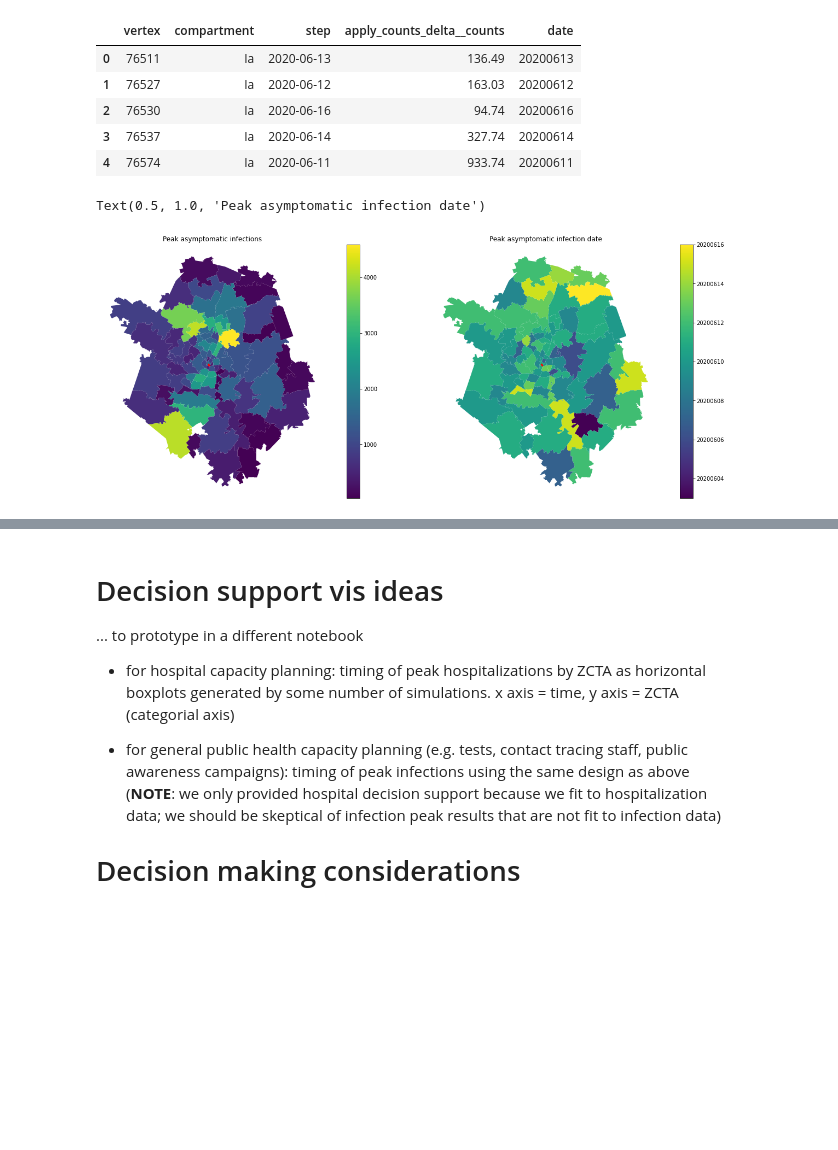
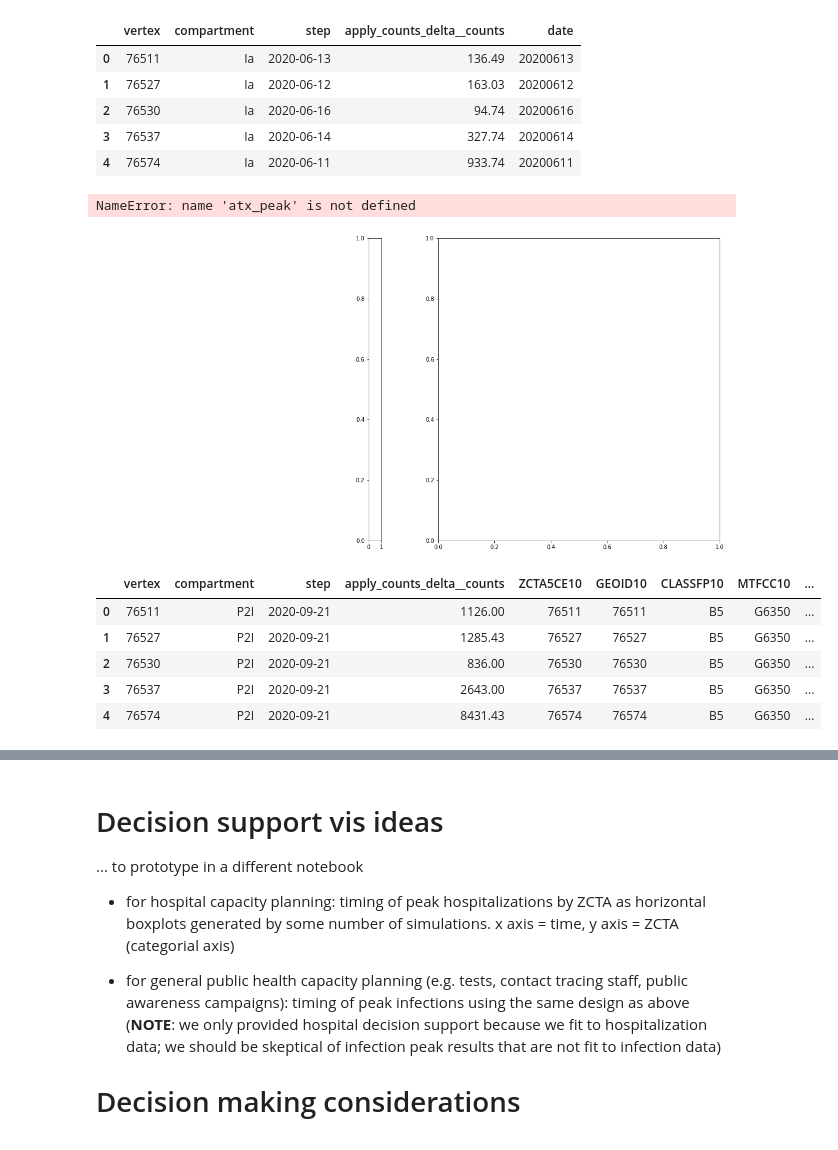
Before and after one commit to UT-Covid/episimlab, a Jupyter notebook: 20210720_DemoATX.ipynb, the cells around one changed output, grey strips where cells are left out. Saved outputs shown, nothing was run; the diff lists cells and outputs as text; code cells hidden in the pictures; blank space fills up the shorter version.

```diff
--- a/20210720_DemoATX.ipynb
+++ b/20210720_DemoATX.ipynb
@@ -285,4 +308,6 @@ start_zip = atx_zcta[atx_zcta['GEOID10'] == '78712']
 # %%
+start_zip = atx_zcta[atx_zcta['GEOID10'] == '78712']
+
 fig, ax = plt.subplots(1, 2, figsize=(20,10))
 divider = make_axes_locatable(ax[0])
 cax = divider.append_axes("right", size="5%", pad=0.1)
@@ -300,5 +325,5 @@ atx_peak.plot(column='date', ax=ax[1], legend=True, cax=cax, legend_kwds={'forma
 start_zip.geometry.boundary.plot(color=None, edgecolor='red', lw=1, ax=ax[1])
 ax[1].set_title('Peak asymptomatic infection date')
 # %% [output]
-Text(0.5, 1.0, 'Peak asymptomatic infection date')
+NameError: name 'atx_peak' is not defined
-[figure, old version]
+[figure, new version]
@@ -304,0 +340,9 @@ Text(0.5, 1.0, 'Peak asymptomatic infection date')
+# %%
+atx_burden.head()
+# %% [output]
+|  | vertex | compartment | step | apply_counts_delta__counts | ZCTA5CE10 | GEOID10 | CLASSFP10 | MTFCC10 | ... |
+| 0 | 76511 | P2I | 2020-09-21 | 1126.00 | 76511 | 76511 | B5 | G6350 | ... |
+| 1 | 76527 | P2I | 2020-09-21 | 1285.43 | 76527 | 76527 | B5 | G6350 | ... |
+| 2 | 76530 | P2I | 2020-09-21 | 836.00 | 76530 | 76530 | B5 | G6350 | ... |
+| 3 | 76537 | P2I | 2020-09-21 | 2643.00 | 76537 | 76537 | B5 | G6350 | ... |
+| 4 | 76574 | P2I | 2020-09-21 | 8431.43 | 76574 | 76574 | B5 | G6350 | ... |
```
Also changed, not shown: parts of 12 cells of this notebook.
